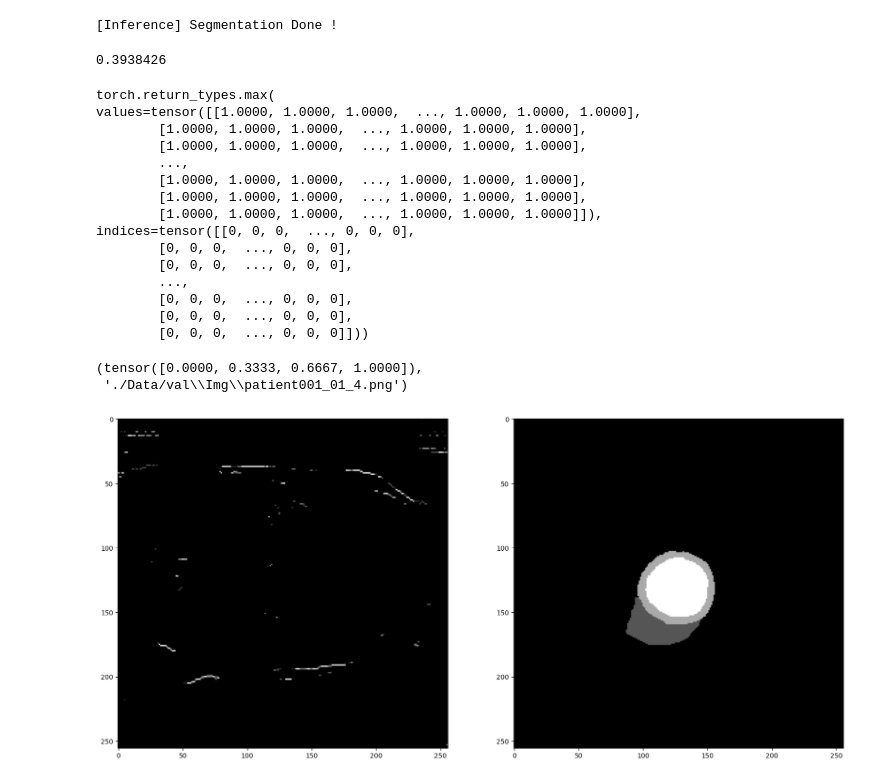
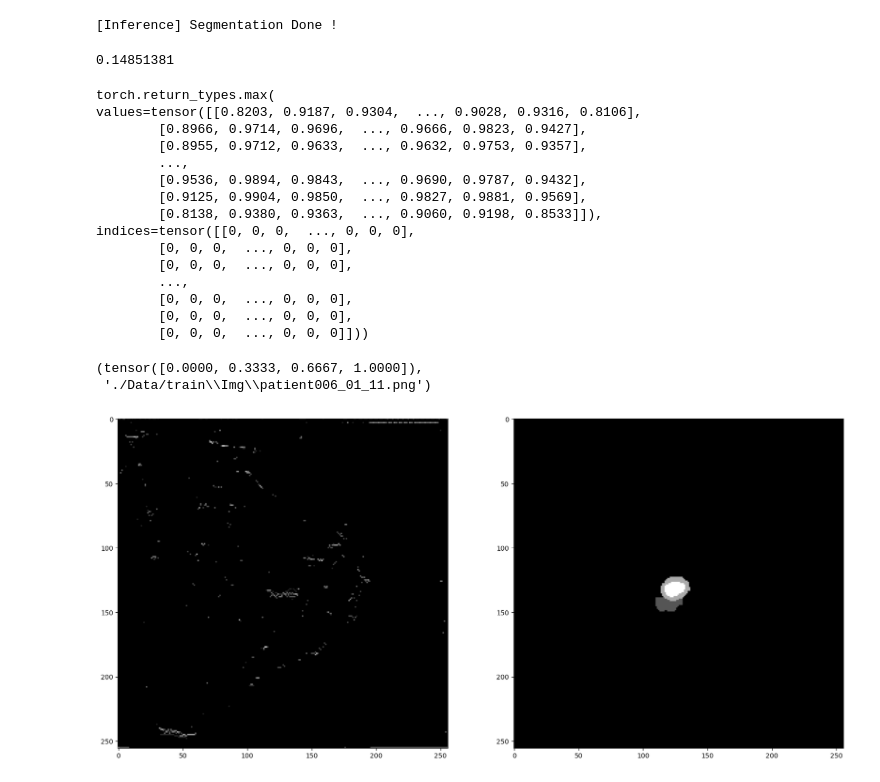
Before and after one commit to chbricout/cardiac-segmentation, a Jupyter notebook: mainSegmentationChallenge.ipynb, the cells around one changed output. Saved outputs shown, nothing was run; the diff lists cells and outputs as text; code cells hidden in the pictures.

Commit message:
commit model charles

```diff
--- a/mainSegmentationChallenge.ipynb
+++ b/mainSegmentationChallenge.ipynb
@@ -82,8 +33,8 @@ def runTraining():
     ## DEFINE HYPERPARAMETERS (batch_size > 1)
     batch_size = 8
     batch_size_val = 8
-    lr =   0.01  # Learning Rate
-    epoch = 50 # Number of epochs
+    lr =   0.0001  # Learning Rate
+    epoch = 200 # Number of epochs
 
     root_dir = './Data/'
 
@@ -134,13 +85,19 @@ def runTraining():
     print(" Model Name: {}".format(modelName))
 
     ## CREATION OF YOUR MODEL
-    net = UNet(num_classes)
-
+    # net = UNet(num_classes)
+    net=MUNet(
+        spatial_dims=2,
+        in_channels=1,
+        out_channels=2,
+        channels=(4, 8, 16, 32, 64, 128),
+        strides=(1, 1, 1, 2, 2),
+    )
     print("Total params: {0:,}".format(sum(p.numel() for p in net.parameters() if p.requires_grad)))
 
     # DEFINE YOUR OUTPUT COMPONENTS (e.g., SOFTMAX, LOSS FUNCTION, ETC)
     softMax = torch.nn.Softmax()
-    CE_loss = torch.nn.CrossEntropyLoss(weight=torch.Tensor([0.2,0,0,0.8]), reduction="sum")
+    CE_loss = torch.nn.MSELoss( reduction="sum")
 
     ## PUT EVERYTHING IN GPU RESOURCES
     if torch.cuda.is_available():
@@ -191,13 +148,14 @@ def runTraining():
             #-- Compute the losses --#
             # THIS FUNCTION IS TO CONVERT LABELS TO A FORMAT TO BE USED IN THIS CODE
             segmentation_classes = getTargetSegmentation(labels)
-            encoded_classes = batch_one_hot_encode(segmentation_classes, num_classes)
+            encoded_classes = batch_one_hot_encode_2_chan(segmentation_classes, 2)
+            encoded_classes[:,1,:,:]=encoded_classes[:, -3:, :, :].sum(dim=1, keepdim=True)
             # COMPUTE THE LOSS
-            CE_loss_value = CE_loss(net_predictions, encoded_classes) # XXXXXX and YYYYYYY are your inputs for the CE
-            element_by_layers = predToSegmentation(net_predictions).sum(dim=(2,3))
-            prob_by_layer = (element_by_layers/(element_by_layers.sum()))
-            piecewise_diff = prob_by_layer - torch.Tensor([0.8,0,0,0.2]).to(prob_by_layer.device)
-            shannon = torch.pow(piecewise_diff, 2)
+            CE_loss_value = CE_loss(net_predictions, encoded_classes[:,:2, :, :]) # XXXXXX and YYYYYYY are your inputs for the CE
+            # element_by_layers = predToSegmentation(net_predictions).sum(dim=(2,3))
+            # prob_by_layer = (element_by_layers/(element_by_layers.sum()))
+            # piecewise_diff = prob_by_layer - torch.Tensor([0.8,0.2]).to(prob_by_layer.device)
+            # shannon = torch.pow(piecewise_diff, 2)
             lossTotal = CE_loss_value
             # DO THE STEPS FOR BACKPROP (two things to be done in pytorch)
             CE_loss_value.backward()
@@ -226,3 +184,4 @@ def runTraining():
             torch.save(net.state_dict(), './models/' + modelName + '/' + str(i) + '_Epoch')
 
         np.save(os.path.join(directory, 'Losses.npy'), lossTotalTraining)
+    return net
@@ -248,0 +188,2 @@ Total params: 962,452
+# %%
+testnet = runTraining()
@@ -250,13 +201,14 @@ Total params: 962,452
 import matplotlib.pyplot as plt
 from PIL import Image
 # %%
-mod = UNet(num_classes=4).cuda()
-mod.load_state_dict(torch.load("models/Test_Model/49_Epoch"))
+# mod = UNet(num_classes=4).cuda()
+# mod.load_state_dict(torch.load("models/Test_Model/49_Epoch"))
+mod=testnet
 transform = transforms.Compose([
         transforms.ToTensor()
     ])
 # %%
-val_set = medicalDataLoader.MedicalImageDataset('val',
+val_set = medicalDataLoader.MedicalImageDataset('train',
                                                     "./Data/",
                                                     transform=transform,
                                                     mask_transform=transform,
@@ -270,37 +222,37 @@ val_loader = DataLoader(val_set,
 inference(mod, val_loader, "Test_Model", 99)
 # %% [output]
 [Inference] Segmentation Done !
-0.3938426
+0.14851381
 # %%
-img, mask, path = val_set[4]
+img, mask, path = val_set[2]
 out = mod(to_var(img)[None,:])
 out_cpu =out.detach().cpu()[0]
 out_cpu = torch.nn.functional.softmax(out_cpu, dim=0)
 segmentation_image = out_to_seg(predToSegmentation(out_cpu),3)
 
 # Now, concatenated_output has shape (batch_size, 1, num_classes, height, width)
 # If you want to remove the singleton dimension, you can use squeeze
 print(out_cpu.max(dim=0))
 fig, plots = plt.subplots(1,2, figsize=(20,20))
 plots[0].imshow(segmentation_image.permute(1,2,0), cmap="gray")
 plots[1].imshow(mask.permute(1,2,0), cmap="gray")
 mask.unique(), path
 # %% [output]
 torch.return_types.max(
-values=tensor([[1.0000, 1.0000, 1.0000,  ..., 1.0000, 1.0000, 1.0000],
-        [1.0000, 1.0000, 1.0000,  ..., 1.0000, 1.0000, 1.0000],
-        [1.0000, 1.0000, 1.0000,  ..., 1.0000, 1.0000, 1.0000],
+values=tensor([[0.8203, 0.9187, 0.9304,  ..., 0.9028, 0.9316, 0.8106],
+        [0.8966, 0.9714, 0.9696,  ..., 0.9666, 0.9823, 0.9427],
+        [0.8955, 0.9712, 0.9633,  ..., 0.9632, 0.9753, 0.9357],
         ...,
-        [1.0000, 1.0000, 1.0000,  ..., 1.0000, 1.0000, 1.0000],
-        [1.0000, 1.0000, 1.0000,  ..., 1.0000, 1.0000, 1.0000],
-        [1.0000, 1.0000, 1.0000,  ..., 1.0000, 1.0000, 1.0000]]),
+        [0.9536, 0.9894, 0.9843,  ..., 0.9690, 0.9787, 0.9432],
+        [0.9125, 0.9904, 0.9850,  ..., 0.9827, 0.9881, 0.9569],
+        [0.8138, 0.9380, 0.9363,  ..., 0.9060, 0.9198, 0.8533]]),
 indices=tensor([[0, 0, 0,  ..., 0, 0, 0],
         [0, 0, 0,  ..., 0, 0, 0],
         [0, 0, 0,  ..., 0, 0, 0],
         ...,
         [0, 0, 0,  ..., 0, 0, 0],
         [0, 0, 0,  ..., 0, 0, 0],
         [0, 0, 0,  ..., 0, 0, 0]]))
 (tensor([0.0000, 0.3333, 0.6667, 1.0000]),
- './Data/val\\Img\\patient001_01_4.png')
+ './Data/train\\Img\\patient006_01_11.png')
-[figure, old version]
+[figure, new version]
```
Also changed, not shown: parts of 5 cells of this notebook, 7 other files.
